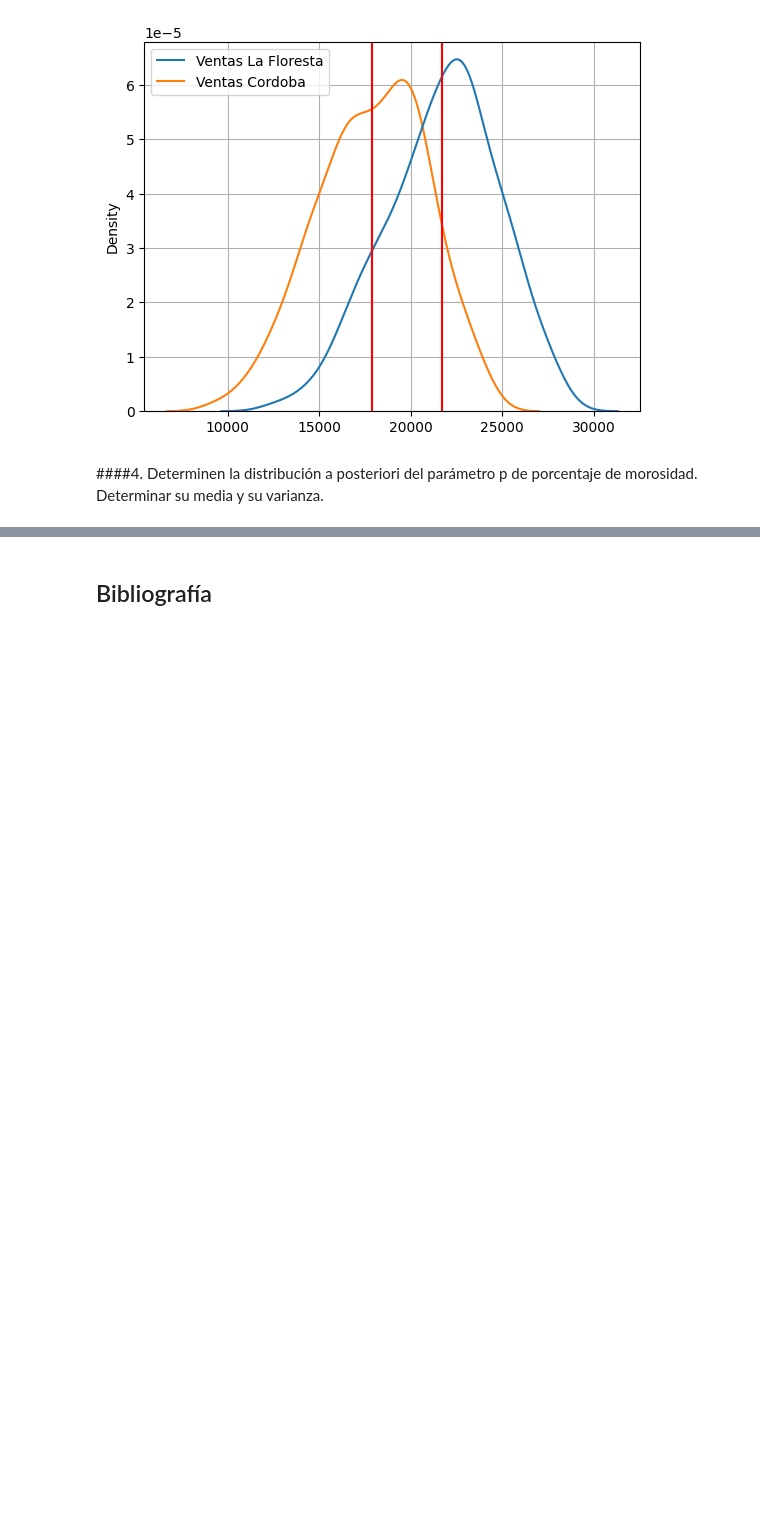
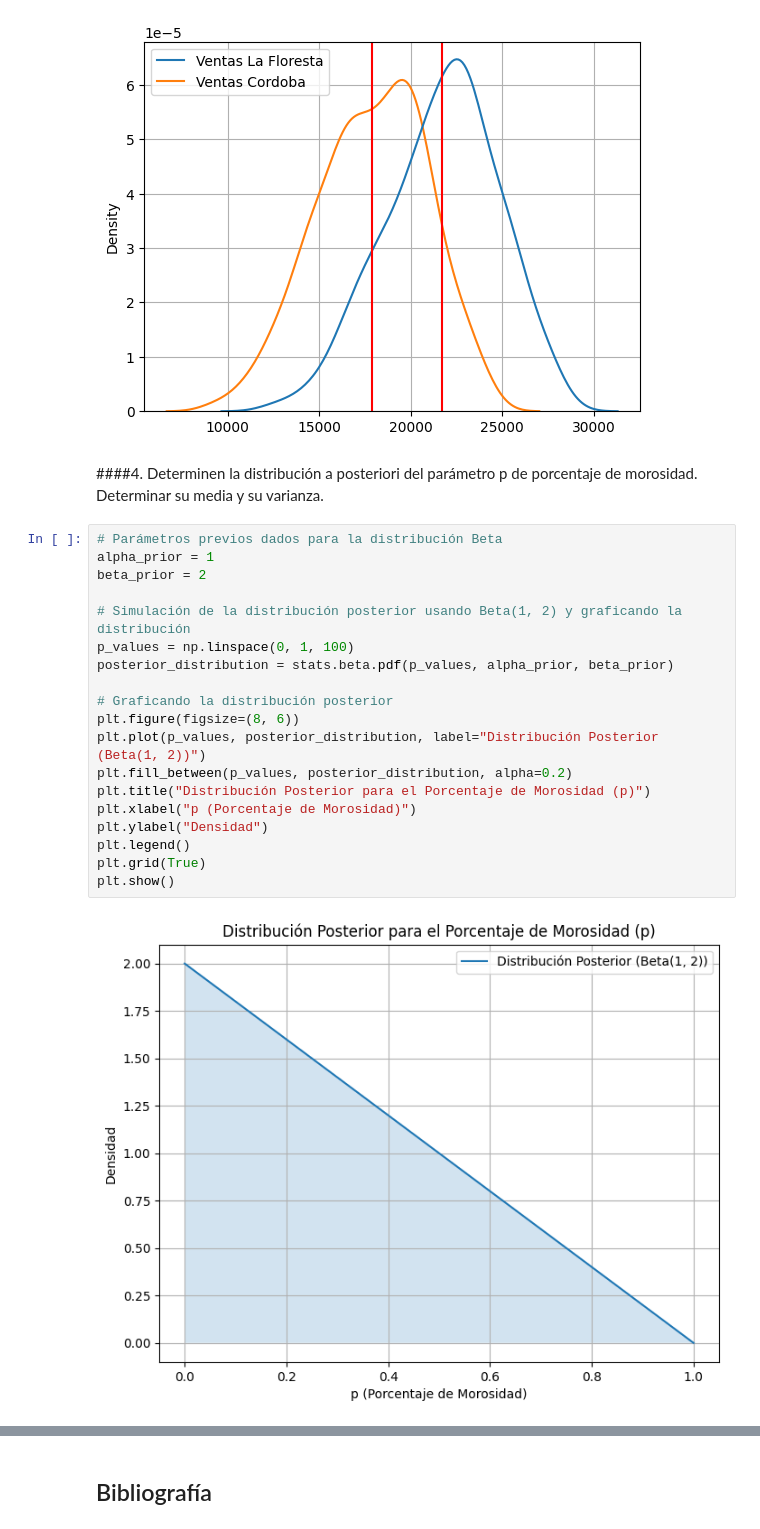
Before and after one commit to Yarrieta/PROBABILIDAD_Y_ESTADISTICA_IA, a Jupyter notebook: hypothesis_test.ipynb, the cells around one changed output, grey strips where cells are left out. Drawn from its saved outputs; the diff is of its cells as text; blank space fills up the shorter version.

```diff
--- a/hypothesis_test.ipynb
+++ b/hypothesis_test.ipynb
@@ -351,3 +354,24 @@ ax.grid()
 [figure]
 # %% [markdown]
 ####4. Determinen la distribución a posteriori del parámetro p de porcentaje de morosidad. Determinar su media y su varianza.
+# %%
+# Parámetros previos dados para la distribución Beta
+alpha_prior = 1
+beta_prior = 2
+
+# Simulación de la distribución posterior usando Beta(1, 2) y graficando la distribución
+p_values = np.linspace(0, 1, 100)
+posterior_distribution = stats.beta.pdf(p_values, alpha_prior, beta_prior)
+
+# Graficando la distribución posterior
+plt.figure(figsize=(8, 6))
+plt.plot(p_values, posterior_distribution, label="Distribución Posterior (Beta(1, 2))")
+plt.fill_between(p_values, posterior_distribution, alpha=0.2)
+plt.title("Distribución Posterior para el Porcentaje de Morosidad (p)")
+plt.xlabel("p (Porcentaje de Morosidad)")
+plt.ylabel("Densidad")
+plt.legend()
+plt.grid(True)
+plt.show()
+# %% [output]
+[figure, added]
```
Also changed, not shown: parts of 8 cells of this notebook.
